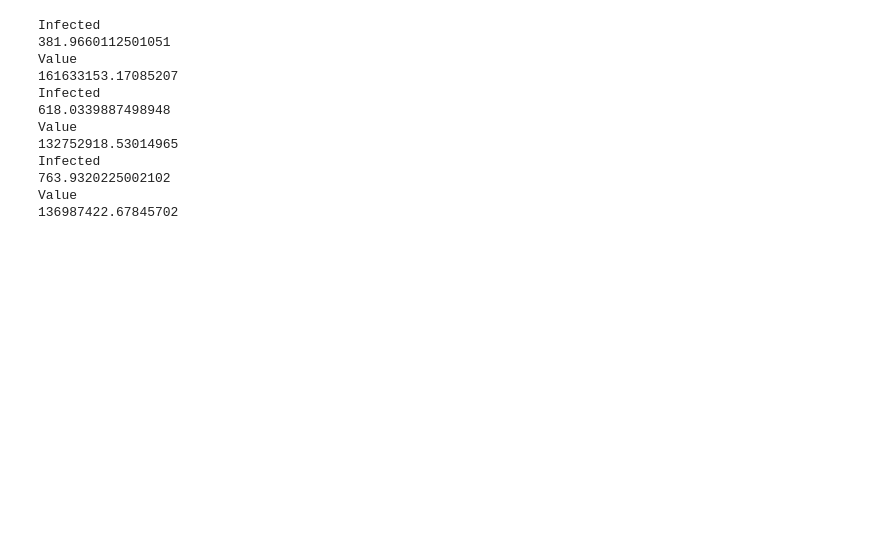
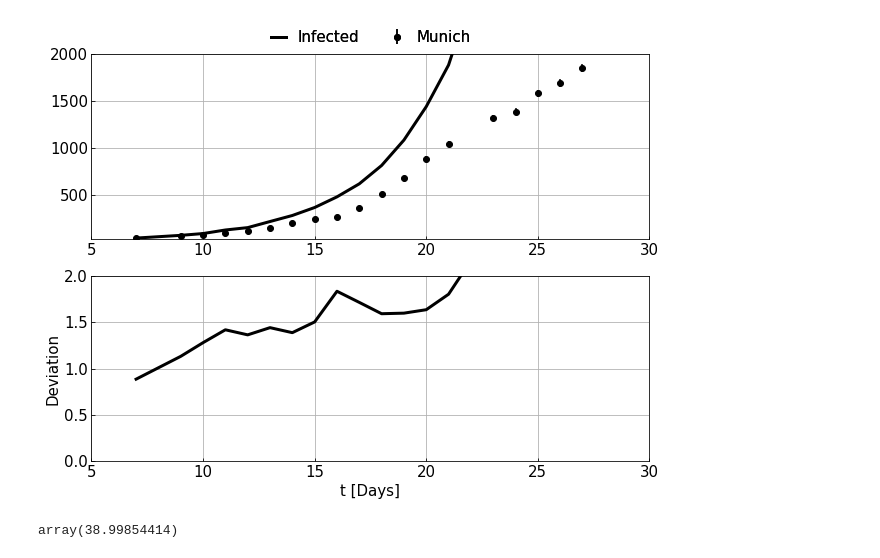
Before and after one commit to chrhck/contagion, a Jupyter notebook: examples/con_munich_test.ipynb, the cells around one changed output. Drawn from its saved outputs; the diff is of its cells as text; code cells hidden in the pictures; blank space fills up the shorter version.

```diff
--- a/examples/con_munich_test.ipynb
+++ b/examples/con_munich_test.ipynb
@@ -74,16 +74,3 @@ def min_func(i0):
 # %%
 # Curve fitting
-min_object = minimize_scalar(min_func, 100., bounds=(0., 1e3), method='bounded')
+# min_object = minimize_scalar(min_func, 100., bounds=(100., 1e3), method='bounded')
-# %% [output]
-Infected
-381.9660112501051
-Value
-161633153.17085207
-Infected
-618.0339887498948
-Value
-132752918.53014965
-Infected
-763.9320225002102
-Value
-136987422.67845702
@@ -90,3 +80,12 @@ Value
+# %%
+# Run
+config["infected"] = int(1)
+# Creating a contagion object
+contagion = Contagion()
+ # Storing the solutions
+contagion.sim()
+stats = pd.DataFrame(contagion.statistics)
+spl_mc = UnivariateSpline(contagion.t + 7., stats['infected'])
 # %%
 # Plotting standards
 std_size = 10.
@@ -100,35 +99,41 @@ colors = ['#fdcc8a',
           '#fc8d59',
           '#d7301f']
 spl_mc = UnivariateSpline(contagion.t + 7., stats['infected'])
-ax1.plot(time_steps, spl_mc(time_steps) * data_points[0] / spl_mc(time_steps[0]),
+ax1.plot(time_steps, spl_mc(time_steps),
          lw=lw, label='Infected', color="k")
 ax1.errorbar(time_steps, data_points, yerr=np.sqrt(data_points),
              markersize=lw*2, ls='', marker='o', color='k', label='Munich')
 ax1.set_xlim(5, 30)
 ax1.set_ylim(30., 2000)
 ax1.set_xscale('linear')
 ax1.set_yscale('linear')
 ax2.set_ylabel(r'Count', fontsize=fontsize)
 ax1.tick_params(axis = 'both', which = 'major', labelsize=fontsize, direction='in')
 ax1.tick_params(axis = 'both', which = 'minor', labelsize=fontsize, direction='in')
 h, l = ax1.get_legend_handles_labels()
 lgd1 = ax1.legend(h,l, loc=9, bbox_to_anchor=(0.5, +1.2),
                   ncol=3, fontsize=fontsize, handlelength=h_length,
                   fancybox=True, frameon=False)
 ax1.add_artist(lgd1)
 ax1.grid(True)
-ax2.plot(time_steps, (spl_mc(time_steps) * data_points[0] / spl_mc(time_steps[0])) / data_points,
+ax2.plot(time_steps, spl_mc(time_steps) / data_points,
          lw=lw, label='Infected', color="k")
 ax2.set_xlim(5, 30)
 ax2.set_ylim(0., 2.)
 ax2.set_xscale('linear')
 ax2.set_yscale('linear')
 ax2.set_xlabel(r't [Days]', fontsize=fontsize)
 ax2.set_ylabel(r'Deviation', fontsize=fontsize)
 ax2.tick_params(axis = 'both', which = 'major', labelsize=fontsize, direction='in')
 ax2.tick_params(axis = 'both', which = 'minor', labelsize=fontsize, direction='in')
 ax2.grid(True)
 plt.show()
+# %% [output]
+[figure, added]
 # %%
 figure.savefig(PICS + "Contagion_Munich_2.png",
                bbox_inches='tight')
+# %%
+spl_mc(7.)
+# %% [output]
+array(38.99854414)
```
Also changed, not shown: parts of 3 cells of this notebook, 4 other files.
